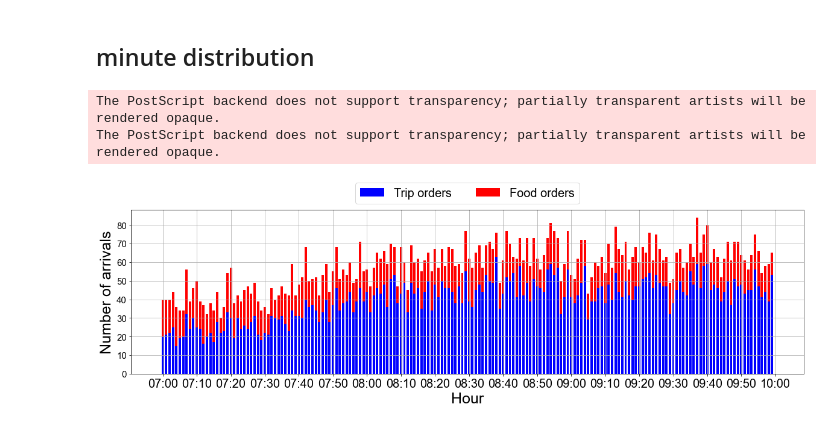
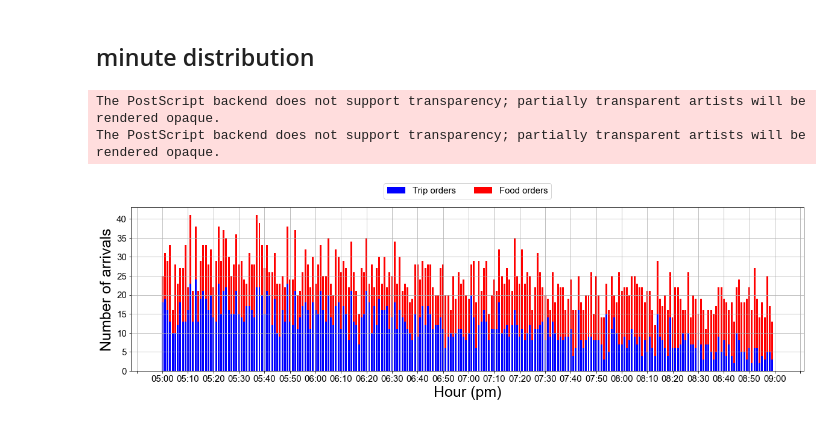
Before and after one commit to marco-yue/Menu-Assortment, a Jupyter notebook: 01 Demand.ipynb, the cells around one changed output. Saved outputs shown, nothing was run; the diff lists cells and outputs as text; code cells hidden in the pictures.

```diff
--- a/01 Demand.ipynb
+++ b/01 Demand.ipynb
@@ -252,7 +236,7 @@ Locations=Zone_data['LocationID'].tolist()
 
 Weekdays=[]
 
-Dates=[str(x)[:10] for x in pd.date_range('12/1/2020','12/01/2020')]
+Dates=[str(x)[:10] for x in pd.date_range('12/1/2020','12/14/2020')]
 
 for dt in Dates:
 
@@ -266,9 +250,9 @@ for dt in Dates:
 
 # time stamp
 
-Start_step=2520 # Start stamp
+Start_step=6120 # Start stamp
 
-End_step=3600 # End stamp
+End_step=7560 # End stamp
 # %% [markdown]
 ## trip order data collection
 # %%
@@ -362,6 +457,15 @@ The number of orders in 2020-12-01 is 7227
 # %% [markdown]
 ## food order data
 # %%
+mu=42+3
+
+sigma=12+3
+
+min_=5*6
+
+max_=60
+
+
 # 01 collect the information of restaurant
 
 Restaurant_df=pd.read_csv(os.path.join(Demand_path,'restaurant.csv'))
@@ -390,12 +494,12 @@ fit_alpha, fit_loc, fit_beta =2.1048234597327085,74.43668658964711,1046.70061411
 
 # 02 Possion parameter of arrival
 
-arrival_num=3
+arrival_num=2
 
 
 # 03 generate orders
 
-for dt in Dates:
+for dt in Weekdays:
 
     order_num=0
 
@@ -434,6 +538,10 @@ for dt in Dates:
             while c_grid not in Grid_list:
 
                 angle = np.random.random()*np.pi*2
+
+                delivery_distance=gamma.rvs(fit_alpha, fit_loc, fit_beta)
+
+                degree_distance=delivery_distance/111139.0
 
                 c_lng,c_lat = r_lng + np.cos(angle)*degree_distance,r_lat + np.sin(angle)*degree_distance
 
@@ -475,11 +583,11 @@ for dt in Dates:
 
             Added_item['Travel_distance(m)']=Get_distance(Added_item['Pickup_Point'],Added_item['Dropoff_Point'])
 
-            Added_item['Travel_time(10s)']=order_df.apply(lambda x:int(Get_travel_time(x['Travel_distance(m)'],speed)),axis=1)
+            Added_item['Travel_time(10s)']=int(Get_travel_time(Added_item['Travel_distance(m)'],speed))
 
             # matching patience
 
-            Added_item['Matching_patience(10s)']=Truncated_Gauss(Mean_match,Waiting_match,Min_match,Max_match)
+            Added_item['Matching_patience(10s)']=Truncated_Gauss(mu,sigma,min_,max_)
 
             # Fare
 
@@ -684,7 +883,7 @@ font_title = {'family' : 'Arial','weight' : 'normal','size': 40}
 
 font_label = {'family' : 'Arial','weight' : 'normal','size': 25}
 
-font_legend = {'family' : 'Arial','weight' : 'normal','size': 20}
+font_legend = {'family' : 'Arial','weight' : 'normal','size': 15}
 
 figure, ax1 = plt.subplots(figsize=figsize)
 
@@ -722,35 +921,36 @@ ax1.bar(stat_df['minute'],\
         width = 0.7,\
         facecolor = 'red',\
         label='Food orders')
 
 
 
 ax1.set_ylabel('Number of arrivals',font_label)
 
-ax1.set_xlabel('Hour',font_label)
+ax1.set_xlabel('Hour (pm)',font_label)
 
 
 xmajorLocator   = MultipleLocator(10)
 
 ax1.xaxis.set_major_locator(xmajorLocator)
 
 
 # ax1.set_ylim([0,175])
 
-ax1.set_xticklabels(['','07:00', '07:10','07:20','07:30','07:40','07:50',\
-                        '08:00', '08:10','08:20','08:30','08:40','08:50',\
-                        '09:00', '09:10','09:20','09:30','09:40','09:50','10:00'],font_legend)
+ax1.set_xticklabels(['','','05:00', '05:10','05:20','05:30','05:40','05:50',\
+                        '06:00', '06:10','06:20','06:30','06:40','06:50',\
+                        '07:00', '07:10','07:20','07:30','07:40','07:50',\
+                        '08:00', '08:10','08:20','08:30','08:40','08:50','09:00'],font_legend)
 
 ax1.legend(loc='center', bbox_to_anchor=(0.5, 1.1), prop=font_legend,ncol=2)
 
 plt.grid()
 
 current_fig = plt.gcf() # 'get current figure'
 
 current_fig.savefig(os.path.join(Figure_path,'Demand_Arrivals.eps'), format='eps', dpi=1000, bbox_inches = 'tight')
 
 plt.show()
 # %% [output]
 The PostScript backend does not support transparency; partially transparent artists will be rendered opaque.
 The PostScript backend does not support transparency; partially transparent artists will be rendered opaque.
-[figure, old version]
+[figure, new version]
```
Also changed, not shown: parts of 8 cells of this notebook, 8 other files.
